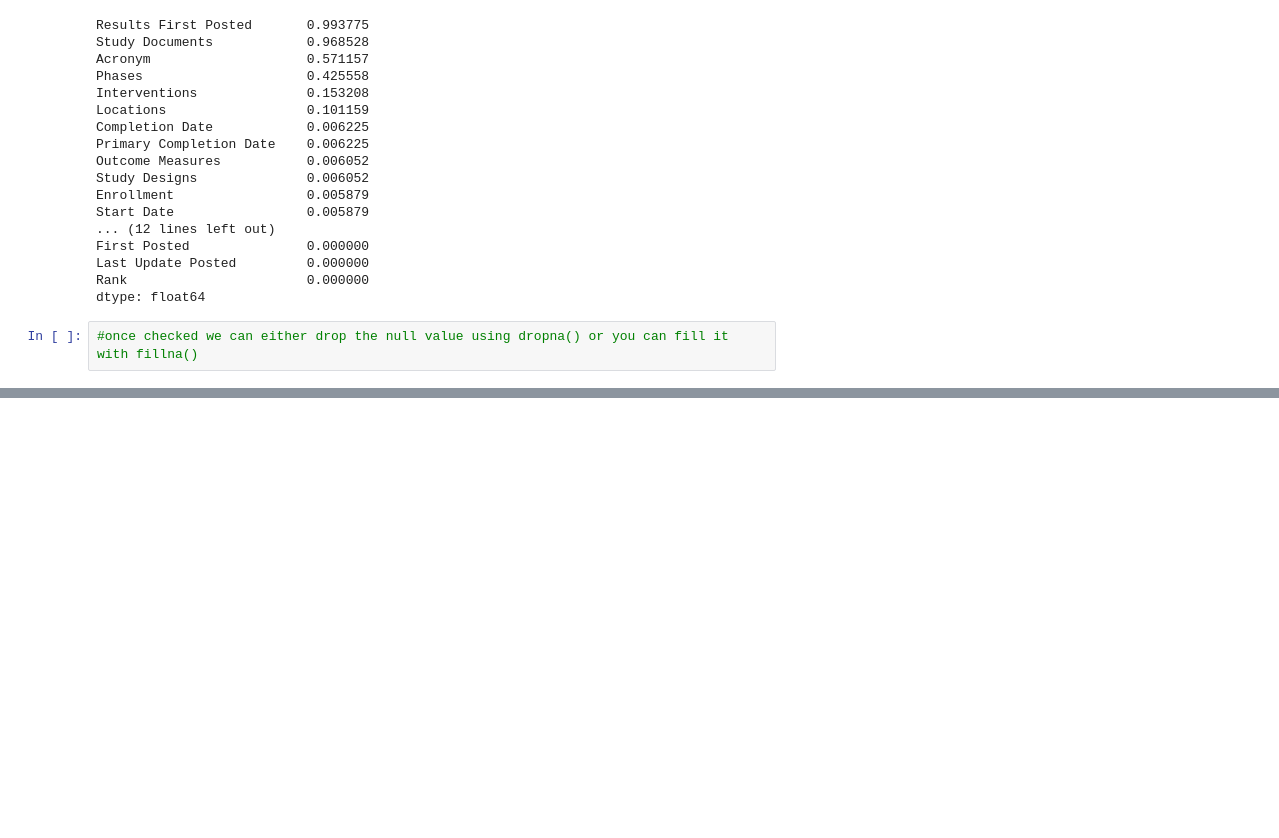
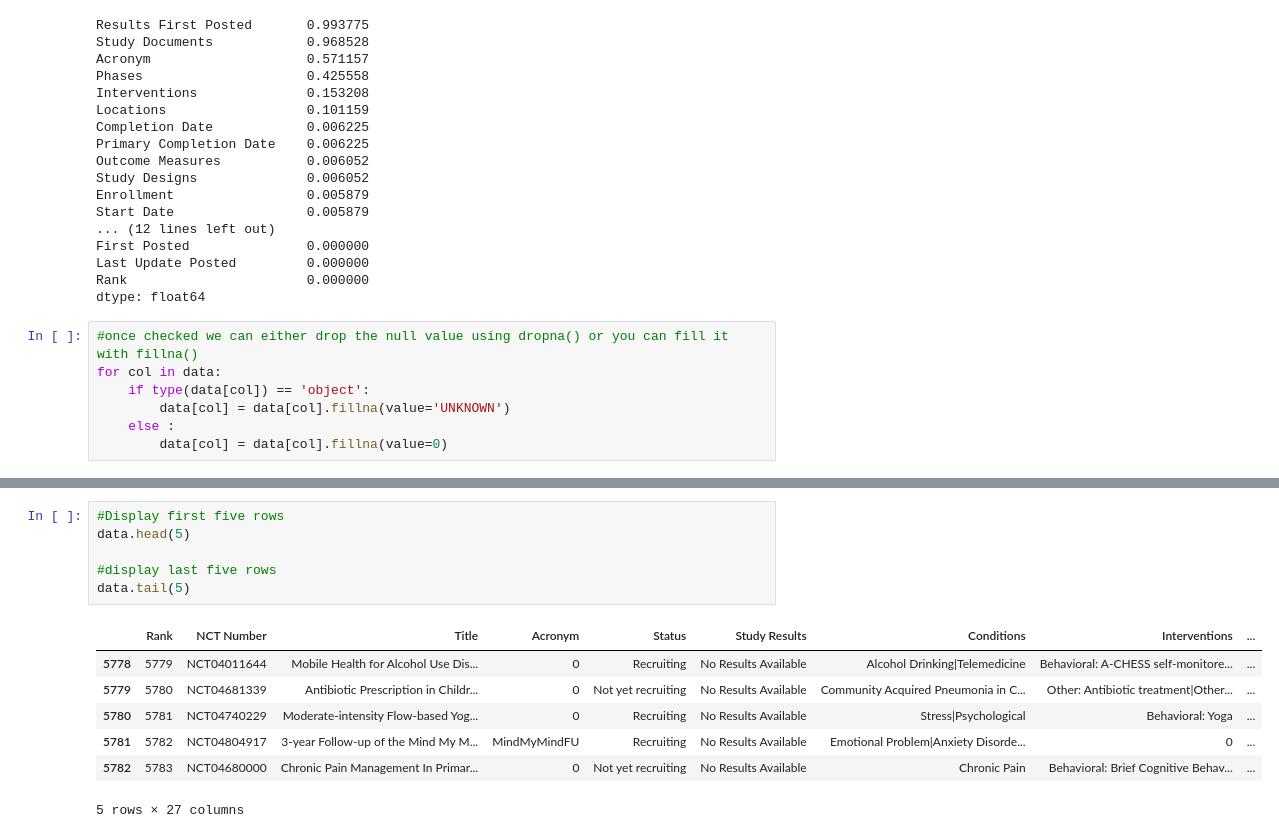
Before and after one commit to saikrish1907/EDA, a Jupyter notebook: COVID Trials/covid.ipynb, the cells around one changed output, grey strips where cells are left out. Drawn from its saved outputs; the diff is of its cells as text; blank space fills up the shorter version.

```diff
--- a/COVID Trials/covid.ipynb
+++ b/COVID Trials/covid.ipynb
@@ -77,3 +77,8 @@ Rank                       0.000000
 dtype: float64
 # %%
 #once checked we can either drop the null value using dropna() or you can fill it with fillna()
+for col in data:
+    if type(data[col]) == 'object':
+        data[col] = data[col].fillna(value='UNKNOWN')
+    else :
+        data[col] = data[col].fillna(value=0)
@@ -79,0 +108,14 @@ dtype: float64
+# %%
+#Display first five rows
+data.head(5)
+
+#display last five rows
+data.tail(5)
+# %% [output]
+|  | Rank | NCT Number | Title | Acronym | Status | Study Results | Conditions | Interventions | ... |
+| 5778 | 5779 | NCT04011644 | Mobile Health for Alcohol Use Dis... | 0 | Recruiting | No Results Available | Alcohol Drinking|Telemedicine | Behavioral: A-CHESS self-monitore... | ... |
+| 5779 | 5780 | NCT04681339 | Antibiotic Prescription in Childr... | 0 | Not yet recruiting | No Results Available | Community Acquired Pneumonia in C... | Other: Antibiotic treatment|Other... | ... |
+| 5780 | 5781 | NCT04740229 | Moderate-intensity Flow-based Yog... | 0 | Recruiting | No Results Available | Stress|Psychological | Behavioral: Yoga | ... |
+| 5781 | 5782 | NCT04804917 | 3-year Follow-up of the Mind My M... | MindMyMindFU | Recruiting | No Results Available | Emotional Problem|Anxiety Disorde... | 0 | ... |
+| 5782 | 5783 | NCT04680000 | Chronic Pain Management In Primar... | 0 | Not yet recruiting | No Results Available | Chronic Pain | Behavioral: Brief Cognitive Behav... | ... |
+5 rows × 27 columns
```
Also changed, not shown: parts of 2 cells of this notebook.
